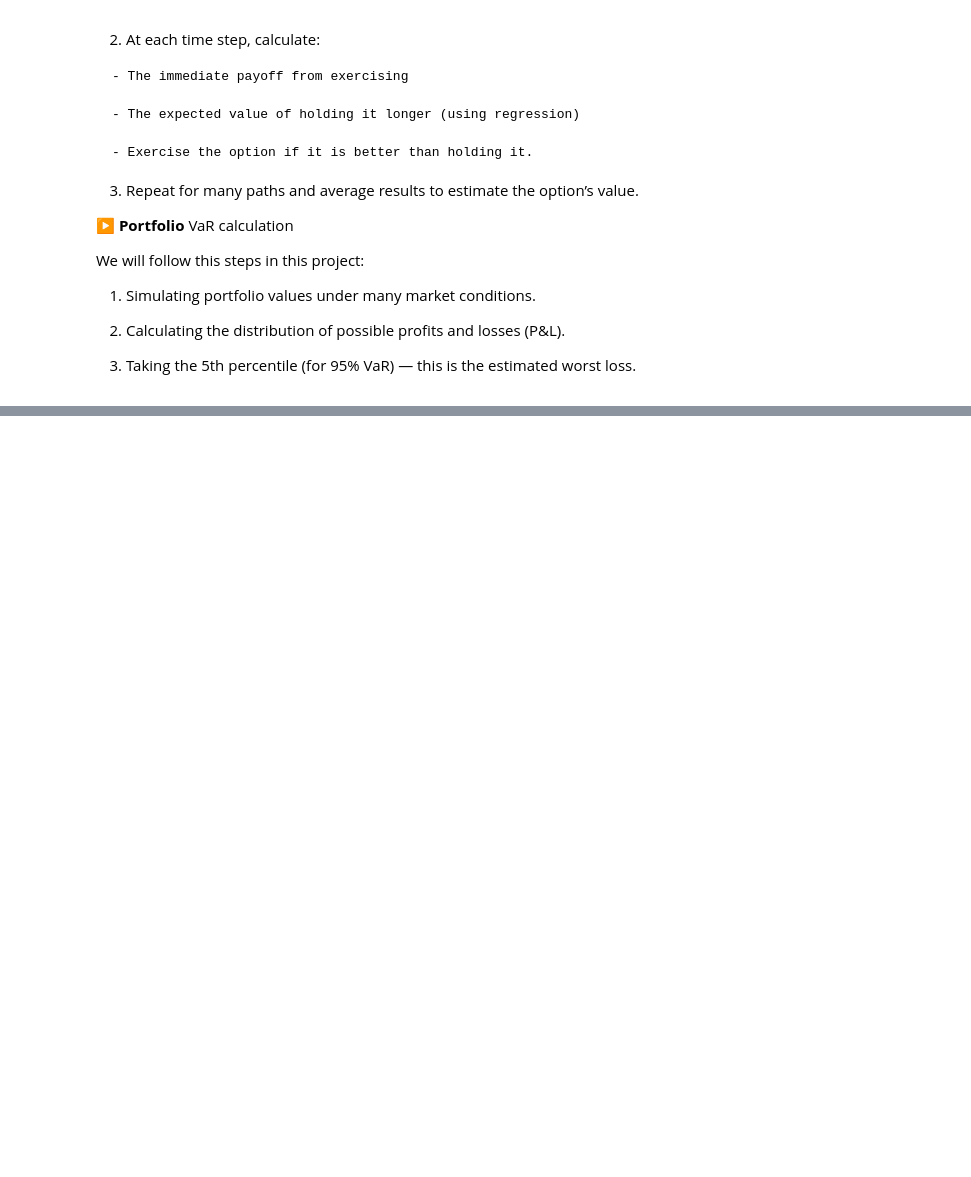
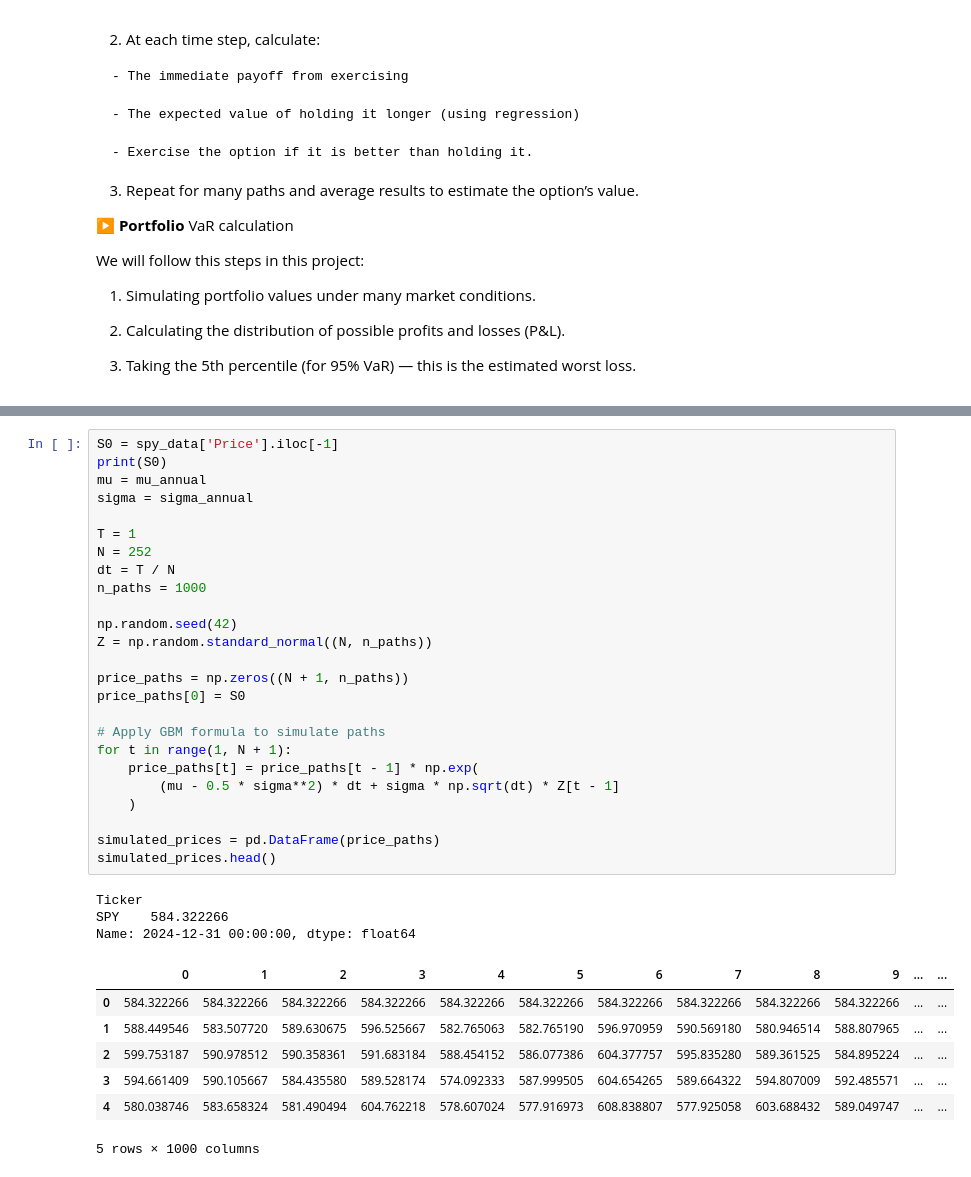
Before and after one commit to glorivaas/Risk_Measures, a Jupyter notebook: FINAL_PROJECT.ipynb, the cells around one changed output, grey strips where cells are left out. Drawn from its saved outputs; the diff is of its cells as text; blank space fills up the shorter version.

```diff
--- a/FINAL_PROJECT.ipynb
+++ b/FINAL_PROJECT.ipynb
@@ -56,0 +138,36 @@ We will follow this steps in this project:
+# %%
+S0 = spy_data['Price'].iloc[-1]
+print(S0)
+mu = mu_annual
+sigma = sigma_annual
+
+T = 1
+N = 252
+dt = T / N
+n_paths = 1000
+
+np.random.seed(42)
+Z = np.random.standard_normal((N, n_paths))
+
+price_paths = np.zeros((N + 1, n_paths))
+price_paths[0] = S0
+
+# Apply GBM formula to simulate paths
+for t in range(1, N + 1):
+    price_paths[t] = price_paths[t - 1] * np.exp(
+        (mu - 0.5 * sigma**2) * dt + sigma * np.sqrt(dt) * Z[t - 1]
+    )
+
+simulated_prices = pd.DataFrame(price_paths)
+simulated_prices.head()
+# %% [output]
+Ticker
+SPY    584.322266
+Name: 2024-12-31 00:00:00, dtype: float64
+|  | 0 | 1 | 2 | 3 | 4 | 5 | 6 | 7 | 8 | 9 | ... | ... |
+| 0 | 584.322266 | 584.322266 | 584.322266 | 584.322266 | 584.322266 | 584.322266 | 584.322266 | 584.322266 | 584.322266 | 584.322266 | ... | ... |
+| 1 | 588.449546 | 583.507720 | 589.630675 | 596.525667 | 582.765063 | 582.765190 | 596.970959 | 590.569180 | 580.946514 | 588.807965 | ... | ... |
+| 2 | 599.753187 | 590.978512 | 590.358361 | 591.683184 | 588.454152 | 586.077386 | 604.377757 | 595.835280 | 589.361525 | 584.895224 | ... | ... |
+| 3 | 594.661409 | 590.105667 | 584.435580 | 589.528174 | 574.092333 | 587.999505 | 604.654265 | 589.664322 | 594.807009 | 592.485571 | ... | ... |
+| 4 | 580.038746 | 583.658324 | 581.490494 | 604.762218 | 578.607024 | 577.916973 | 608.838807 | 577.925058 | 603.688432 | 589.049747 | ... | ... |
+5 rows × 1000 columns
```
Also changed, not shown: parts of 8 cells of this notebook.
